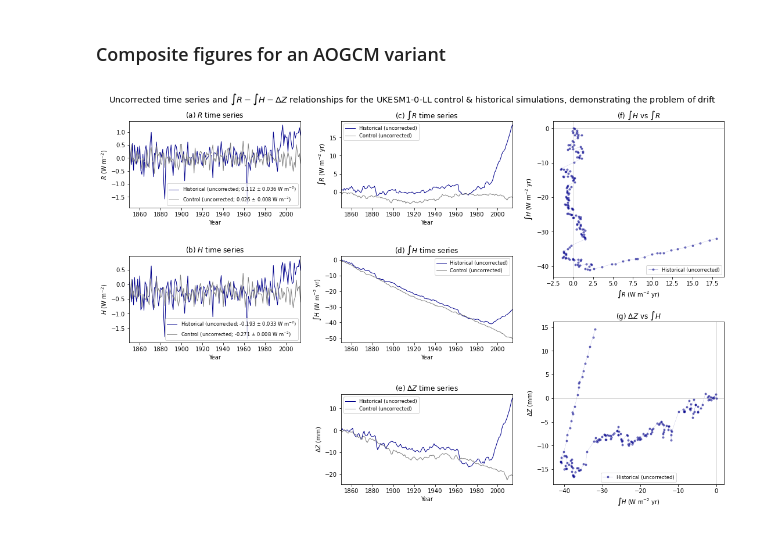
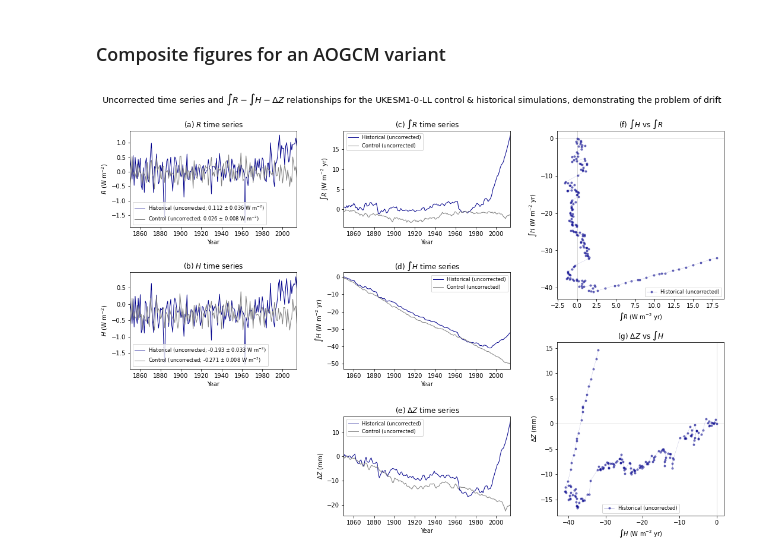
Before and after one commit to grandey/d22a-mcdc, a Jupyter notebook: mcdc_analysis_d22a.ipynb, the cells around one changed output. Drawn from its saved outputs; the diff is of its cells as text; code cells hidden in the pictures.

Commit message:
composite_problem_of_drift(): modify sub fig padding via constrained layout pads.

```diff
--- a/mcdc_analysis_d22a.ipynb
+++ b/mcdc_analysis_d22a.ipynb
@@ -1315,7 +1315,8 @@ for beta_T_eps_F, bin_width in zip([True, False], [0.001, 0.1]):
 def composite_problem_of_drift(source_member):
     """Demonstrate problem of drift by showing uncorrected time series and relationships."""
     # Configure plot and subplots
-    fig = plt.figure(figsize=(15, 10), constrained_layout=True)
+    fig = plt.figure(figsize=(15, 10.5), constrained_layout=True)
+    fig.set_constrained_layout_pads(w_pad=0.2, h_pad=0.03, hspace=0, wspace=0)
     spec = fig.add_gridspec(6, 3)
     axs = []  # list of axes
     for r in range(2):  # 1st column (a, b)
@@ -1331,37 +1332,35 @@ def composite_problem_of_drift(source_member):
     for i, variable in enumerate(['R', 'H']):
         ax = axs[i]
         plot_uncorrected_timeseries(
                 source_member, variable=variable, experiments=['piControl', 'historical'],
                 title=f'({chr(97+i)}) ${variable}$ time series',
                 legend=True, label_mean=True, ax=ax)
     # 2nd column
     for i, variable in zip(range(2,5), ['\int R', '\int H', '\Delta Z']):
         ax = axs[i]
         plot_uncorrected_timeseries(
                 source_member, variable=variable, experiments=['piControl', 'historical'],
                 title=f'({chr(97+i)}) ${variable}$ time series',
                 legend=True, label_mean=False, ax=ax)
-        ax.set_ylabel(f'\n{ax.get_ylabel()}')  # increase padding on left via ylabel
     # 3rd column
     for i, x_var, y_var in zip(range(5,7), ['\int R', '\int H'], ['\int H', '\Delta Z']):
         ax = axs[i]
         scatter_line_of_x_y_rel(
                 source_member, x_var=x_var, y_var=y_var, experiments=['historical',],
                 plot_uncorrected=True, sample_length=None, sample_n=None, ref_1995_2014=False,
                 title=f'({chr(97+i)}) ${y_var}$ vs ${x_var}$',
                 legend=True, ax=ax)
-        ax.set_ylabel(f'\n{ax.get_ylabel()}')
     # Main title
     fig.suptitle((f'Uncorrected time series and $\\int R - \\int H - \\Delta Z$ relationships '
                   f'for the {source_member.split("_")[0]} control & historical simulations, '
-                  f'demonstrating the problem of drift'),
+                  f'demonstrating the problem of drift\n'),
                  fontsize='x-large')
     return fig
 
 # Example
 _ = composite_problem_of_drift(source_member_list[-1])
 # %% [output]
-[figure, old version]
+[figure, new version]
 # %%
 ! date
 # %% [output]
```
Also changed, not shown: parts of 10 cells of this notebook, 1 other file.
